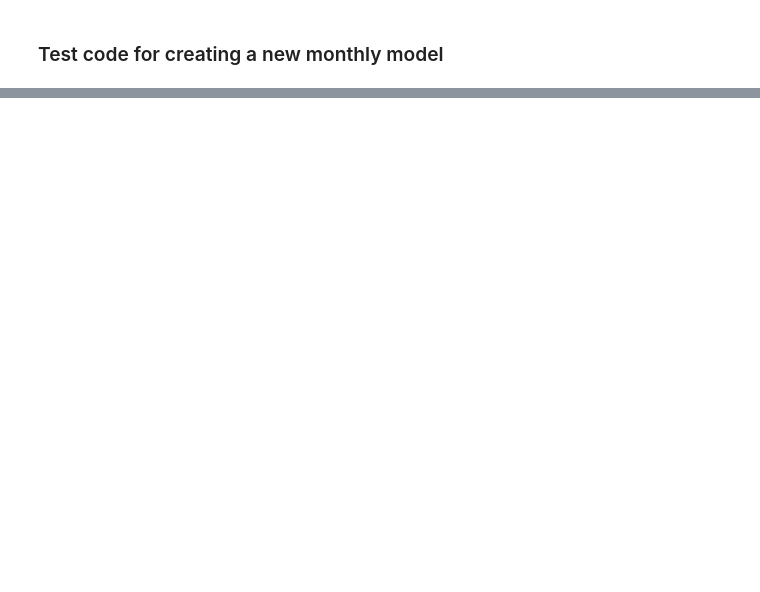
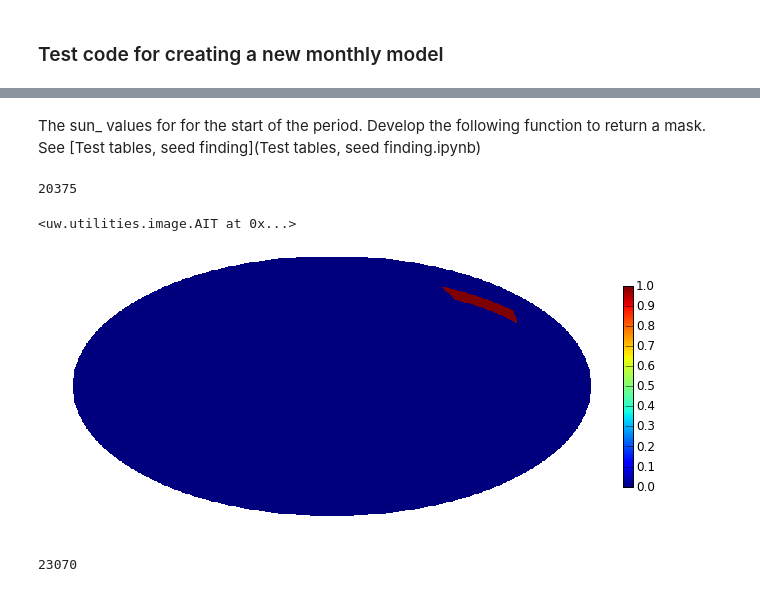
Before and after one commit to tburnett/Fermi-LAT, a Jupyter notebook: transients/develop and test pipeline.ipynb, the cells around one changed output, grey strips where cells are left out. Cells and saved outputs as stored; diff of their text form; code cells hidden in the pictures; blank space fills up the shorter version.

```diff
--- a/transients/develop and test pipeline.ipynb
+++ b/transients/develop and test pipeline.ipynb
@@ -12,6 +17,10 @@ Note, need to start update_seeds, but currently need the plots seedcheck
 # %%
 %matplotlib inline
-os.chdir(os.path.expandvars('$FERMI/skymodels/P301_monthly/month13'))
-from uw.like2.analyze import (seedcheck, );
+month=6
+path=os.path.expandvars('$FERMI/skymodels/P301_monthly/month%02d'%month)
+if not os.path.exists(path):
+    os.makedirs(path)
+    print 'created %s' %path
+os.chdir(path)
 from uw.like2 import process; reload(process)
-map(reload, (seedcheck, process));
+map(reload, (process,));
@@ -66,0 +120,3 @@ for src in r.free_sources:
+# %%
+info = pd.read_csv(open(os.path.expandvars('$FERMI/skymodels/P301_monthly/month_info.csv')),index_col=0)
+info.ix[14]
@@ -66,0 +131,36 @@ for src in r.free_sources:
+# %% [markdown]
+The sun\_ values for for the start of the period. Develop the following function to return a mask. See [Test tables, seed finding](Test tables, seed finding.ipynb)
+# %%
+import pickle
+def monthly_ecliptic_mask( month, elat_max=5):
+    """return a nside=512 mask for the given month, an integer starting at 1"""
+    info = pd.read_csv(open(os.path.expandvars(
+                '$FERMI/skymodels/P301_monthly/month_info.csv')),index_col=0)
+    ecliptic_info= pickle.load(open(os.path.expandvars('$FERMI/misc/ecliptic_512.pickle')))
+    elon_vec = ecliptic_info[:,0]
+    elat_mask = np.abs(ecliptic_info[:,1])<5
+    elon_min = info.sun_elon[month]
+    try:
+        elon_max = info.sun_elon[month+1]
+    except:
+        elon_max = elon_min+30
+    if elon_min< elon_max:
+        elon_mask = (elon_vec>elon_min) & (elon_vec<elon_max)
+    else:
+        elon_mask = (elon_vec>elon_min) | (elon_vec<elon_max)
+
+    return elat_mask & elon_mask
+e_mask=monthly_ecliptic_mask(1); sum(e_mask)
+# %% [output]
+20375
+# %%
+from uw.like2.pub import healpix_map;
+mask_check = healpix_map.HParray('mask_check', e_mask)
+mask_check.plot()
+# %% [output]
+<uw.utilities.image.AIT at 0x...>
+[figure, added]
+# %%
+e_mask=monthly_ecliptic_mask(8); sum(e_mask)
+# %% [output]
+23070
```
Also changed, not shown: parts of 27 cells of this notebook, 8 other files.
